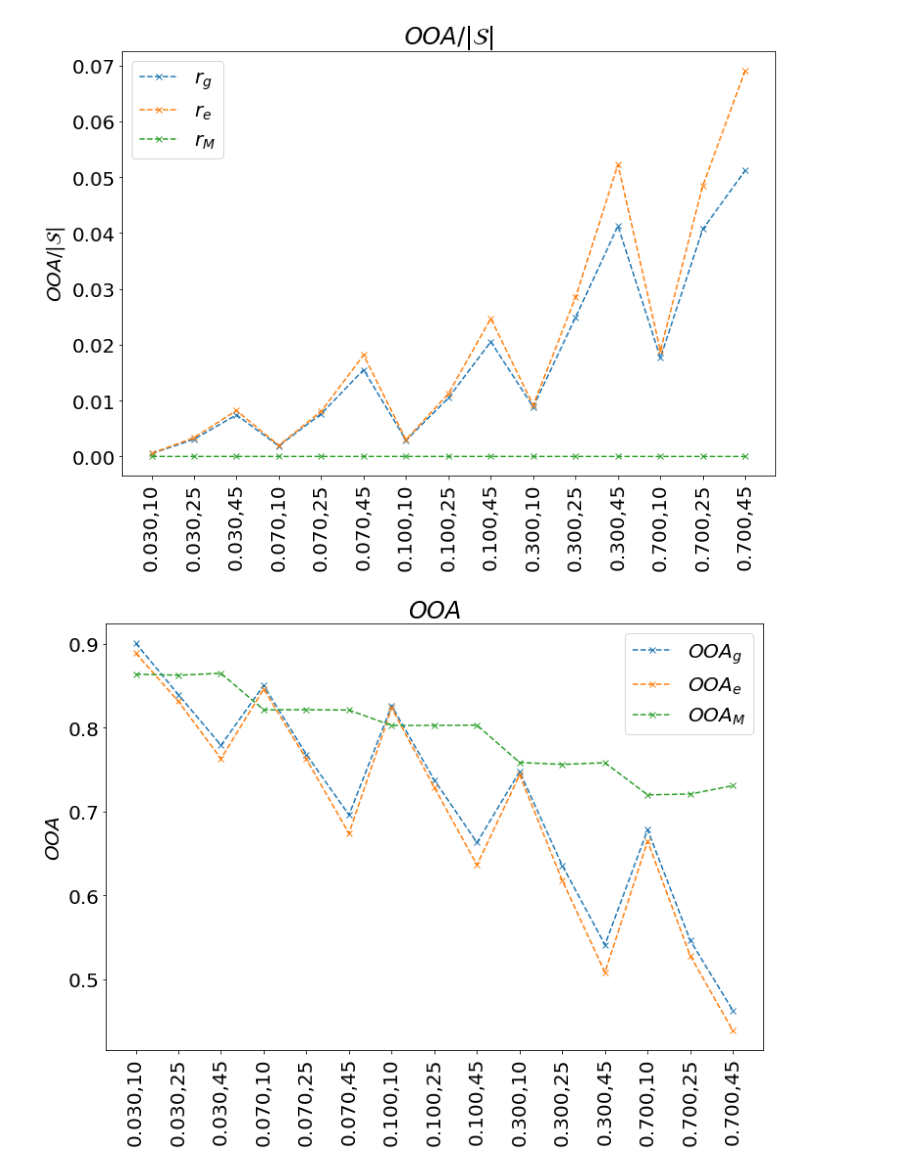
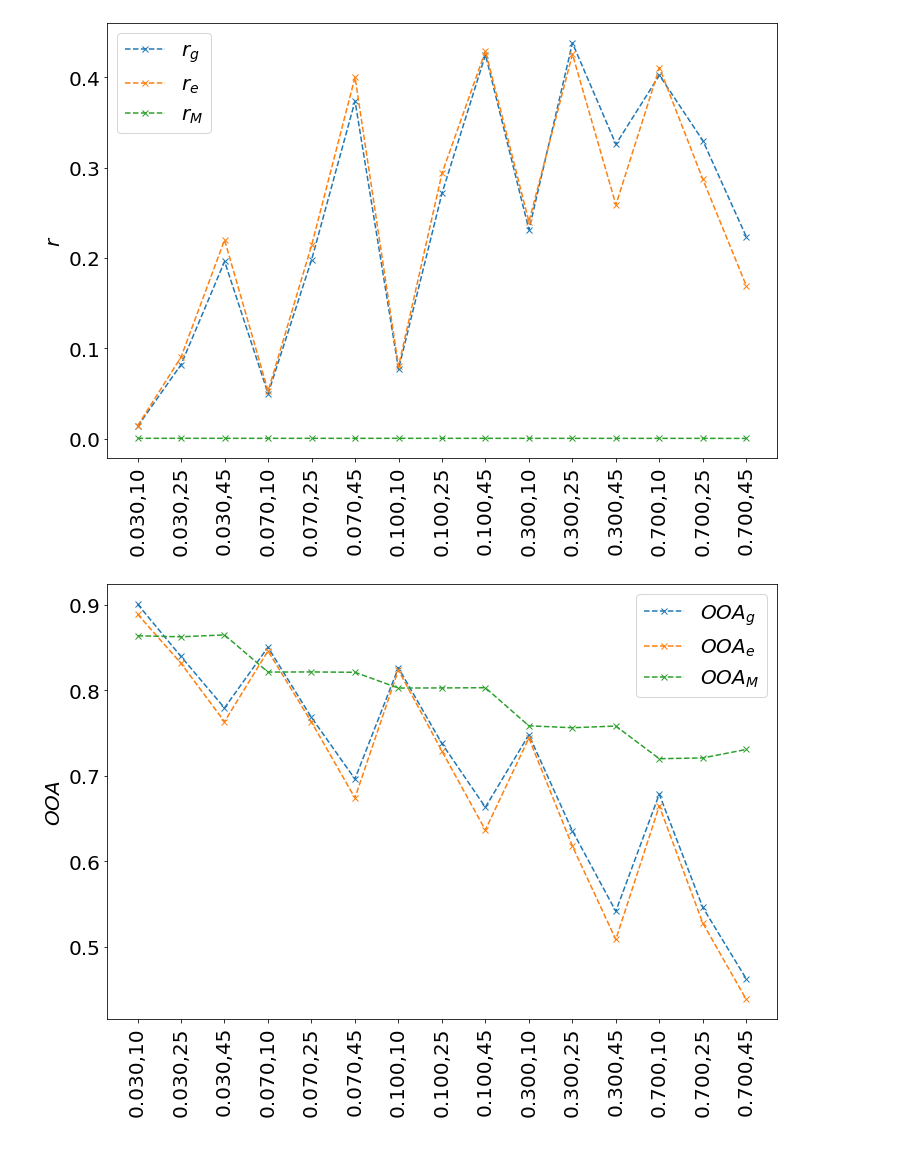
Before and after one commit to mati3230/ODA, a Jupyter notebook: analyze.ipynb, the cells around one changed output. Saved outputs shown, nothing was run; the diff lists cells and outputs as text; code cells hidden in the pictures.

Commit message:
added visualization of nearest neighbour method

```diff
--- a/analyze.ipynb
+++ b/analyze.ipynb
@@ -9,6 +9,9 @@ sep = ","
 enc = "utf-8"
 
 df = pd.read_csv(file, sep=sep, header=0, encoding=enc)
+# %%
+gt_df = pd.read_csv("number_gtos.csv", sep=" ", encoding=enc)
+gt_df.columns = ["id", "|Omega|"]
 # %%
 knns = [10, 25, 45]
 reg_strengths = [0.03, 0.07, 0.1, 0.3, 0.7]
@@ -30,18 +33,29 @@ stat_cols = [
         "OOA_P", # overall object accuracy of the point cloud
         "mean(n)", # average number of neighbours per vertex
         "std(n)", # std of neighbours per vertex
-        "median(n)" # median of neighbours per vertex
+        "median(n)", # median of neighbours per vertex
+        "|Omega|" # number of ground truth objects
         ]
+
+def get_ratio(stat_df, col_sp, col_ooa):
+    l1 = stat_df.loc[:, col_sp] / stat_df.loc[:, "|Omega|"]
+    l2 = stat_df.loc[:, "|Omega|"] / stat_df.loc[:, col_sp]
+    L = pd.concat((l1, l2), axis=1).max(axis=1)
+    r = stat_df.loc[:, col_ooa] / L
+    return r
 
 stats_list = n_cp_args * [None]
 for i in range(n_cp_args):
     reg_strength, knn = cp_args[i]
     tmp_df = df[(df["lambda"] == reg_strength) & (df["knn"] == knn)]
+
+    tmp_df = pd.merge(tmp_df, gt_df, how ="inner", on =["id"])
+
     stat_df = tmp_df.loc[:, stat_cols]
 
-    ratio_M = stat_df.loc[:, "OOA_M"] / stat_df.loc[:, "|S_M|"]
-    ratio_M_k = stat_df.loc[:, "OOA_M_k"] / stat_df.loc[:, "|S_M_k|"]
-    ratio_P = stat_df.loc[:, "OOA_P"] / stat_df.loc[:, "|S_P|"]
+    ratio_M = get_ratio(stat_df=stat_df, col_sp="|S_M|", col_ooa="OOA_M")
+    ratio_M_k = get_ratio(stat_df=stat_df, col_sp="|S_M_k|", col_ooa="OOA_M_k")
+    ratio_P = get_ratio(stat_df=stat_df, col_sp="|S_P|", col_ooa="OOA_P")
 
     rf = pd.DataFrame(data=[ratio_M, ratio_P, ratio_M_k]).transpose()
     rf.columns = ["r_M", "r_P", "r_M_k"]
@@ -92,14 +106,17 @@ def plot(x, y, ylabel, labels, xticks, title):
         plt.plot(x, y[:, i], "--x", label=labels[i])
     plt.legend()
     plt.xticks(x, xticks, rotation="vertical")
-    plt.title(title)
+    #plt.title(title)
     plt.ylabel(ylabel)
 # %%
-plot(x=x, y=ratios, ylabel=r"$OOA/|\mathcal{S}|$", labels=[r"$r_g$", r"$r_e$", r"$r_M$"], xticks=params_list, title=r"$OOA/|\mathcal{S}|$")
+plot(x=x, y=ratios, ylabel=r"$r$", labels=[r"$r_g$", r"$r_e$", r"$r_M$"], xticks=params_list, title=r"ratio $r$")
+plt.savefig("ratio.png", bbox_inches="tight")
 # %% [output]
-[figure, old version]
+[figure, new version]
 # %%
-plot(x=x, y=ooas, ylabel=r"$OOA$", labels=[r"$OOA_g$", r"$OOA_e$", r"$OOA_{M}$"], xticks=params_list, title=r"$OOA$")
+plot(x=x, y=ooas, ylabel=r"$OOA$", labels=[r"$OOA_g$", r"$OOA_e$", r"$OOA_{M}$"],
+     xticks=params_list, title=r"Overall Object Accuracy ($OOA$)")
+plt.savefig("ooa.png", bbox_inches="tight")
 # %% [output]
-[figure, old version]
+[figure, new version]
 # %%
```
Also changed, not shown: parts of 3 cells of this notebook, 3 other files.
